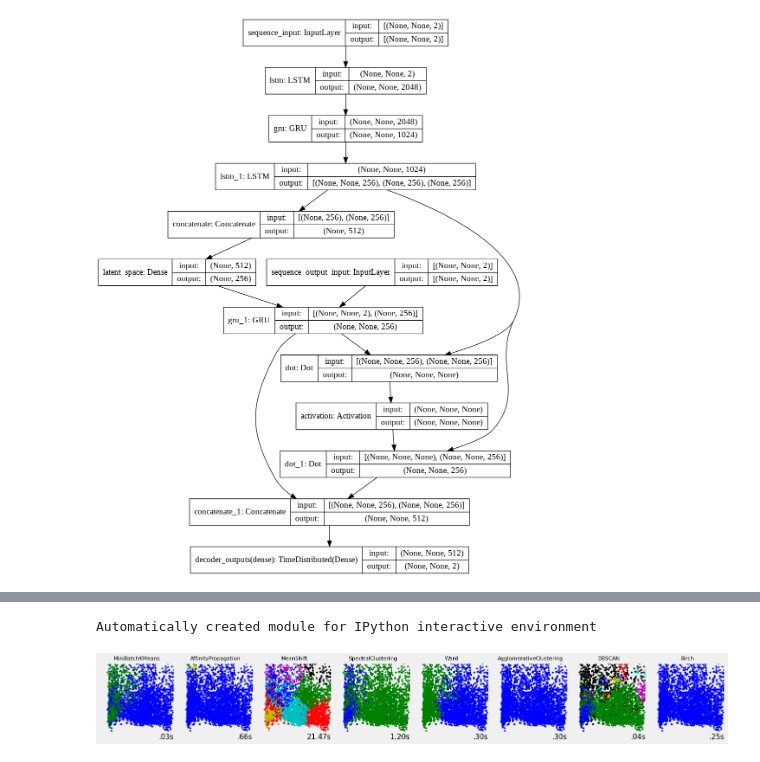
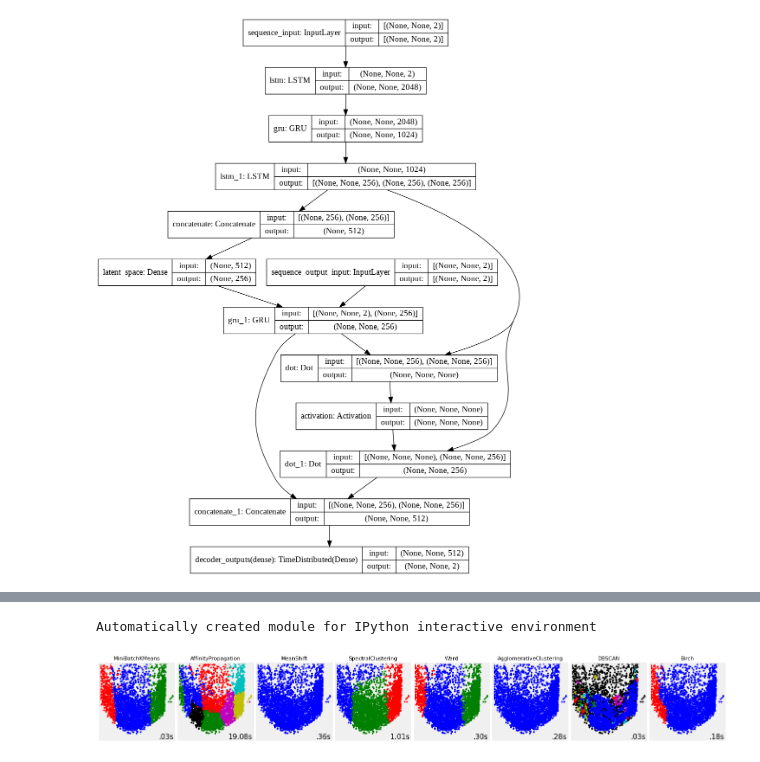
Before and after one commit to ebarkhordar/clustering-of-bank-customers, a Jupyter notebook: Czech_customer_segmentation.ipynb, the cells around one changed output, grey strips where cells are left out. Cells and saved outputs as stored; diff of their text form; code cells hidden in the pictures.

Commit message:
Refactor DBSCAN and OPTICS

```diff
--- a/Czech_customer_segmentation.ipynb
+++ b/Czech_customer_segmentation.ipynb
@@ -863,7 +878,7 @@ Silhouette:  -0.5870976
 # %%
 # optics clustering
 # define the model
-optics_model = OPTICS(eps=0.8, min_samples=10)
+optics_model = OPTICS(xi=0.01, min_cluster_size=200)
 # fit model and predict clusters
 optics_yhat = optics_model.fit_predict(X)
 # retrieve unique clusters
@@ -900,7 +918,7 @@ Silhouette:  -0.63739294
 # %%
 # affinity propagation clustering
 # define the model
-affinity_propagation_model = AffinityPropagation(damping = 0.7)
+affinity_propagation_model = AffinityPropagation(damping = 0.553)
 # fit the model
 affinity_propagation_model.fit(X)
 # assign a cluster to each example
@@ -956,0 +954,21 @@ ax2.legend()
+# %%
+%matplotlib inline
+import numpy as np
+from fcmeans import FCM
+from matplotlib import pyplot as plt
+fcm = FCM(n_clusters = opt_cluster_numbers)
+fcm.fit(X)
+# outputs
+fcm_centers = fcm.centers
+fcm_labels = fcm.predict(X)
+
+# plot result
+f, axes = plt.subplots(1, 2, figsize=(11,5))
+axes[0].scatter(X[:,0], X[:,1], alpha=.1)
+axes[1].scatter(X[:,0], X[:,1], c=fcm_labels, alpha=.1)
+axes[1].scatter(fcm_centers[:,0], fcm_centers[:,1], marker="+", s=500, c='w')
+plt.show()
+pc = fcm.partition_coefficient
+pec = fcm.partition_entropy_coefficient
+print('partition_coefficient: ',pc)
+print('partition_entropy_coefficient: ',pec)
@@ -981,7 +1003,7 @@ colors = np.array([x for x in 'bgrcmykbgrcmykbgrcmykbgrcmyk'])
 colors = np.hstack([colors] * 20)
 
 clustering_names = [
-    'MiniBatchKMeans','MeanShift', 'AffinityPropagation',
+    'MiniBatchKMeans', 'AffinityPropagation', 'MeanShift',
     'SpectralClustering', 'Ward', 'AgglomerativeClustering',
     'DBSCAN', 'Birch']
 
@@ -989,11 +1011,7 @@ plt.figure(figsize=(len(clustering_names) * 2 + 3, 9.5))
 plt.subplots_adjust(left=.02, right=.98, bottom=.001, top=.96, wspace=.05,
                     hspace=.01)
 
-
 plot_num = 1
-
-# pca = PCA(n_components=2)
-# ppppc = pca.fit_transform(standard_x)
 
 datasets = [(principal_components, None)]
 for i_dataset, dataset in enumerate(datasets):
@@ -1011,23 +1029,23 @@ for i_dataset, dataset in enumerate(datasets):
 
     # create clustering estimators
     ms = cluster.MeanShift(bandwidth=bandwidth, bin_seeding=True)
-    two_means = cluster.MiniBatchKMeans(n_clusters=2)
-    ward = cluster.AgglomerativeClustering(n_clusters=2, linkage='ward',
+    two_means = cluster.MiniBatchKMeans(n_clusters = opt_cluster_numbers)
+    ward = cluster.AgglomerativeClustering(n_clusters = opt_cluster_numbers, linkage='ward',
                                            connectivity=connectivity)
-    spectral = cluster.SpectralClustering(n_clusters=2,
+    spectral = cluster.SpectralClustering(n_clusters = opt_cluster_numbers,
                                           eigen_solver='arpack',
                                           affinity="nearest_neighbors")
-    dbscan = cluster.DBSCAN(eps=.2)
+    dbscan = cluster.DBSCAN(eps=.1)
     affinity_propagation = cluster.AffinityPropagation(damping=.9,
                                                        preference=-200)
 
     average_linkage = cluster.AgglomerativeClustering(
-        linkage="average", affinity="cityblock", n_clusters=2,
+        linkage="average", affinity="cityblock", n_clusters = opt_cluster_numbers,
         connectivity=connectivity)
 
-    birch = cluster.Birch(n_clusters=2)
+    birch = cluster.Birch(n_clusters = opt_cluster_numbers)
     clustering_algorithms = [
-        two_means, ms, affinity_propagation, spectral, ward, average_linkage,
+        two_means, affinity_propagation, ms, spectral, ward, average_linkage,
         dbscan, birch]
 
     for name, algorithm in zip(clustering_names, clustering_algorithms):
@@ -1035,31 +1053,31 @@ for i_dataset, dataset in enumerate(datasets):
         t0 = time.time()
         algorithm.fit(X)
         t1 = time.time()
         if hasattr(algorithm, 'labels_'):
             y_pred = algorithm.labels_.astype(np.int)
         else:
             y_pred = algorithm.predict(X)
 
         # plot
         plt.subplot(4, len(clustering_algorithms), plot_num)
         if i_dataset == 0:
             plt.title(name, size=11)
         plt.scatter(X[:, 0], X[:, 1], color=colors[y_pred].tolist(), s=10)
 
         if hasattr(algorithm, 'cluster_centers_'):
             centers = algorithm.cluster_centers_
             center_colors = colors[:len(centers)]
             plt.scatter(centers[:, 0], centers[:, 1], s=100, c=center_colors)
         plt.xlim(-2, 2)
         plt.ylim(-2, 2)
         plt.xticks(())
         plt.yticks(())
         plt.text(.99, .01, ('%.2fs' % (t1 - t0)).lstrip('0'),
                  transform=plt.gca().transAxes, size=15,
                  horizontalalignment='right')
         plot_num += 1
 
 plt.show()
 # %% [output]
 Automatically created module for IPython interactive environment
-[figure, old version]
+[figure, new version]
```
Also changed, not shown: parts of 24 cells of this notebook.
